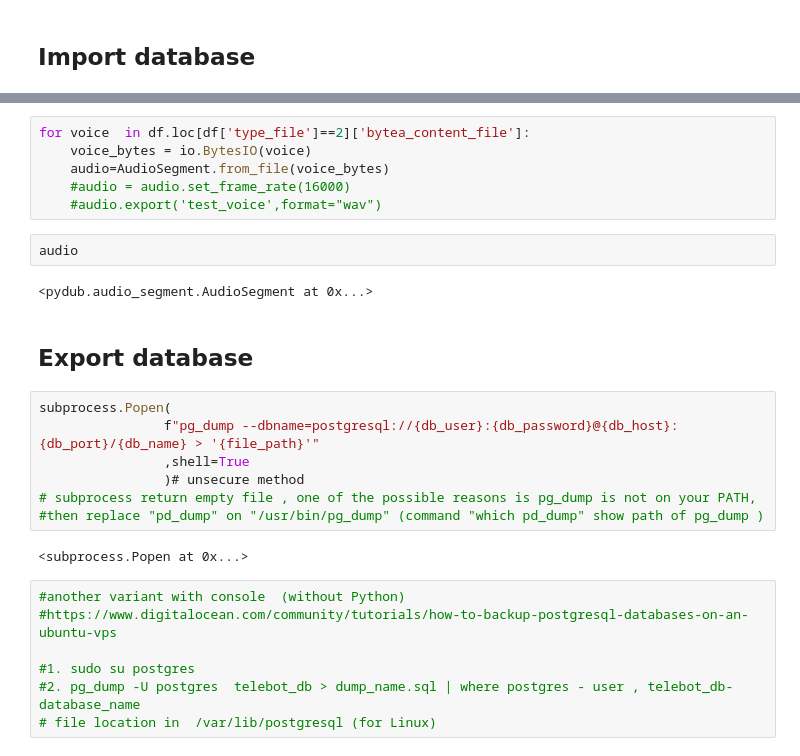
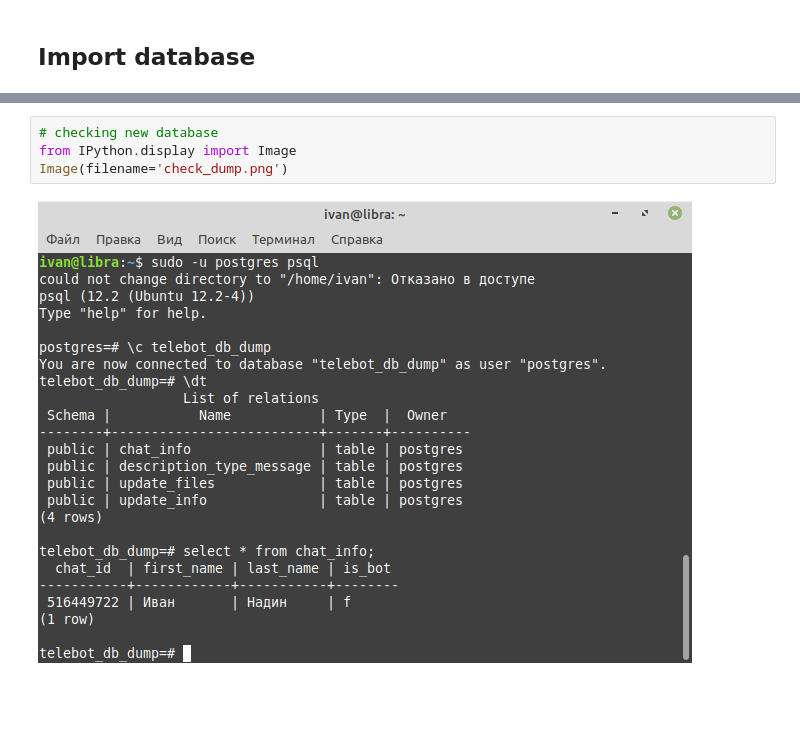
Before and after one commit to Ivan-Nadin/repos, a Jupyter notebook: telebot_db.ipynb, the cells around one changed output, grey strips where cells are left out. Cells and saved outputs as stored; diff of their text form; blank space fills up the shorter version.

```diff
--- a/telebot_db.ipynb
+++ b/telebot_db.ipynb
@@ -125,28 +177,6 @@ b'OggS\x00\x02\x00\x00\x00\x00\x00\x00\x00\x00;\xbe;\xbd\x00\x00\x00\x00\n\xb3\x
-# %%
-for voice  in df.loc[df['type_file']==2]['bytea_content_file']:
-    voice_bytes = io.BytesIO(voice)
-    audio=AudioSegment.from_file(voice_bytes)
-    #audio = audio.set_frame_rate(16000)
-    #audio.export('test_voice',format="wav")
-# %%
-audio
-# %% [output]
-<pydub.audio_segment.AudioSegment at 0x...>
-# %% [markdown]
-## Export database
-# %%
-subprocess.Popen(
-                f"pg_dump --dbname=postgresql://{db_user}:{db_password}@{db_host}:{db_port}/{db_name} > '{file_path}'"
-                ,shell=True
-                )# unsecure method
-# subprocess return empty file , one of the possible reasons is pg_dump is not on your PATH,
-#then replace "pd_dump" on "/usr/bin/pg_dump" (command "which pd_dump" show path of pg_dump )
-# %% [output]
-<subprocess.Popen at 0x...>
-# %%
-#another variant with console  (without Python)
-#https://www.digitalocean.com/community/tutorials/how-to-backup-postgresql-databases-on-an-ubuntu-vps
-
-#1. sudo su postgres
-#2. pg_dump -U postgres  telebot_db > dump_name.sql | where postgres - user , telebot_db- database_name
-# file location in  /var/lib/postgresql (for Linux)
+# %%
+# checking new database
+from IPython.display import Image
+Image(filename='check_dump.png')
+# %% [output]
+[figure, added]
```
Also changed, not shown: parts of 28 cells of this notebook, 14 other files.
